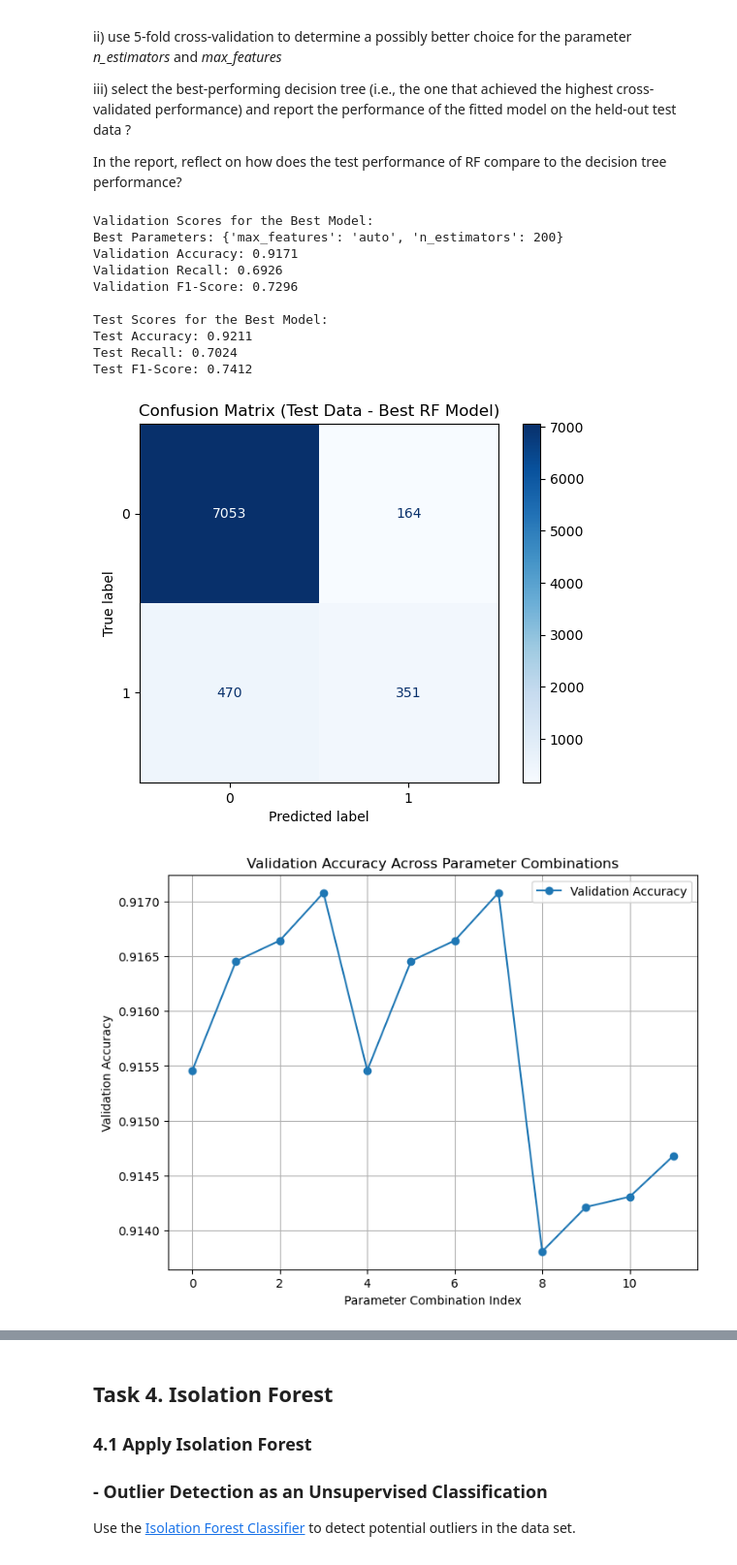
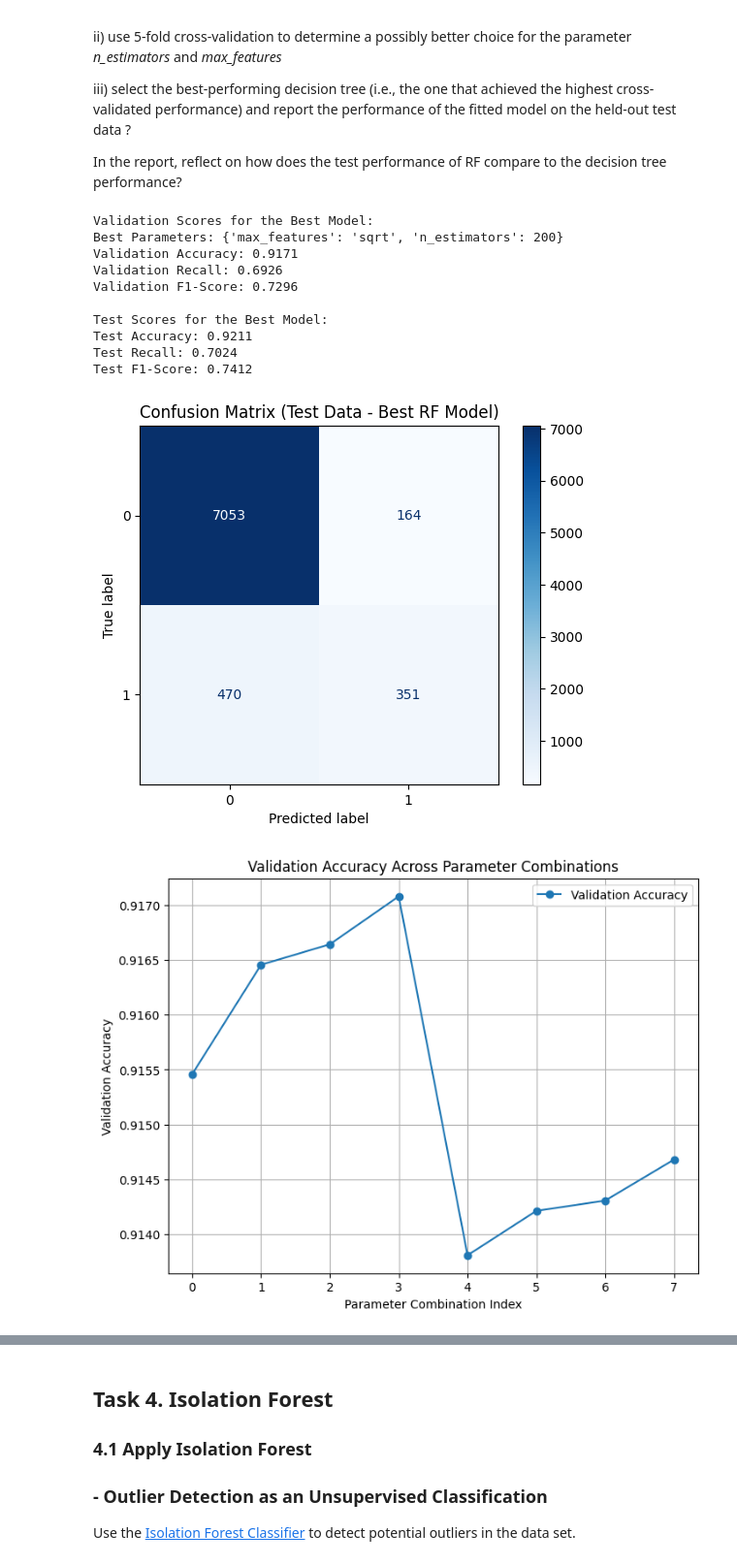
Before and after one commit to dmHarmsen/APML-Assignement-1, a Jupyter notebook: Assignment 1.ipynb, the cells around one changed output, grey strips where cells are left out. Shown at 97% size. Saved outputs shown, nothing was run; the diff lists cells and outputs as text; code cells hidden in the pictures.

```diff
--- a/Assignment 1.ipynb
+++ b/Assignment 1.ipynb
@@ -736,104 +730,81 @@ iii) select the best-performing decision tree (i.e., the one that achieved the h
 
 In the report, reflect on how does the test performance of RF compare to the decision tree performance?
 # %%
-import pandas as pd
-import numpy as np
 from sklearn.ensemble import RandomForestClassifier
-from sklearn.model_selection import train_test_split, GridSearchCV
-from sklearn.metrics import (
-    accuracy_score,
-    recall_score,
-    f1_score,
-    confusion_matrix,
-    ConfusionMatrixDisplay,
-    make_scorer
-)
-import matplotlib.pyplot as plt
+from sklearn.model_selection import GridSearchCV
+from sklearn.metrics import ConfusionMatrixDisplay, make_scorer
 
-
-data = pd.read_csv('dataBank-additional-full_normalised_sampled.csv')  # Adjust file name as needed
-
-# Step 2: Define X and y
-X = data.drop(columns=['class'])  # Replace 'class' with your target column
-y = data['class']
-
-# Step 3: Split the data into training and testing sets
-X_train, X_test, y_train, y_test = train_test_split(X, y, test_size=0.2, random_state=42)
-
-# Step 4: Hyperparameter Tuning with GridSearchCV
+# hyperparameter Tuning with GridSearchCV
 scoring_metrics = {
     'accuracy': 'accuracy',
     'recall': make_scorer(recall_score, average='macro'),
     'f1': make_scorer(f1_score, average='macro')
 }
 
-
 param_grid = {
     'n_estimators': [50, 100, 150, 200],
-    'max_features': ['auto', 'sqrt', 'log2']
+    'max_features': ['sqrt', 'log2']
 }
 
-# GridSearchCV with multiple metrics
+# gridSearchCV with multiple metrics
 grid_search = GridSearchCV(
     estimator=RandomForestClassifier(random_state=42),
     param_grid=param_grid,
     scoring=scoring_metrics,
-    refit='accuracy',  # Refits the model using the best accuracy
+    refit='accuracy',  # refits the model using the best accuracy
     cv=5  # 5-fold cross-validation
 )
 
-# Fit GridSearchCV on training data
-grid_search.fit(X_train, y_train)
+# fit GridSearchCV on training data
+grid_search.fit(X_train, y_train.values.ravel())
 
-# Extract validation scores for the best model
+# extract validation scores for the best model
 best_index = grid_search.best_index_
 results = grid_search.cv_results_
 
-print("\nValidation Scores for the Best Model:")
+print("Validation Scores for the Best Model:")
 print(f"Best Parameters: {grid_search.best_params_}")
 print(f"Validation Accuracy: {results['mean_test_accuracy'][best_index]:.4f}")
 print(f"Validation Recall: {results['mean_test_recall'][best_index]:.4f}")
 print(f"Validation F1-Score: {results['mean_test_f1'][best_index]:.4f}")
 
-# Step 5: Evaluate the Best Model on the Test Set
+# evaluate the Best Model on the Test Set
 best_rf_model = grid_search.best_estimator_
-y_pred_best = best_rf_model.predict(X_test)
+y_pred_best = best_rf_model.predict(X_heldout)
 
 print("\nTest Scores for the Best Model:")
-print(f"Test Accuracy: {accuracy_score(y_test, y_pred_best):.4f}")
-print(f"Test Recall: {recall_score(y_test, y_pred_best, average='macro'):.4f}")
-print(f"Test F1-Score: {f1_score(y_test, y_pred_best, average='macro'):.4f}")
+print(f"Test Accuracy: {accuracy_score(y_heldout.values.ravel(), y_pred_best):.4f}")
+print(f"Test Recall: {recall_score(y_heldout.values.ravel(), y_pred_best, average='macro'):.4f}")
+print(f"Test F1-Score: {f1_score(y_heldout.values.ravel(), y_pred_best, average='macro'):.4f}")
 
-# Step 6: Visualize Confusion Matrix for Test Data
-conf_matrix = confusion_matrix(y_test, y_pred_best)
+# visualize Confusion Matrix for Test Data
+conf_matrix = confusion_matrix(y_heldout.values.ravel(), y_pred_best)
 disp = ConfusionMatrixDisplay(confusion_matrix=conf_matrix, display_labels=np.unique(y))
 disp.plot(cmap=plt.cm.Blues)
 plt.title("Confusion Matrix (Test Data - Best RF Model)")
 plt.show()
 
-# Step 7: Visualize Validation Performance Across Parameters
-
+# visualize Validation Performance Across Parameters
 validation_accuracies = results['mean_test_accuracy']
-
 
 plt.figure(figsize=(8, 6))
 plt.plot(range(len(validation_accuracies)), validation_accuracies, marker='o', label="Validation Accuracy")
 plt.xlabel("Parameter Combination Index")
 plt.ylabel("Validation Accuracy")
 plt.title("Validation Accuracy Across Parameter Combinations")
 plt.legend()
 plt.grid()
 plt.show()
 # %% [output]
 Validation Scores for the Best Model:
-Best Parameters: {'max_features': 'auto', 'n_estimators': 200}
+Best Parameters: {'max_features': 'sqrt', 'n_estimators': 200}
 Validation Accuracy: 0.9171
 Validation Recall: 0.6926
 Validation F1-Score: 0.7296
 
 Test Scores for the Best Model:
 Test Accuracy: 0.9211
 Test Recall: 0.7024
 Test F1-Score: 0.7412
-[figure, old version]
+[figure, new version]
-[figure, old version]
+[figure, new version]
```
Also changed, not shown: parts of 23 cells of this notebook.
